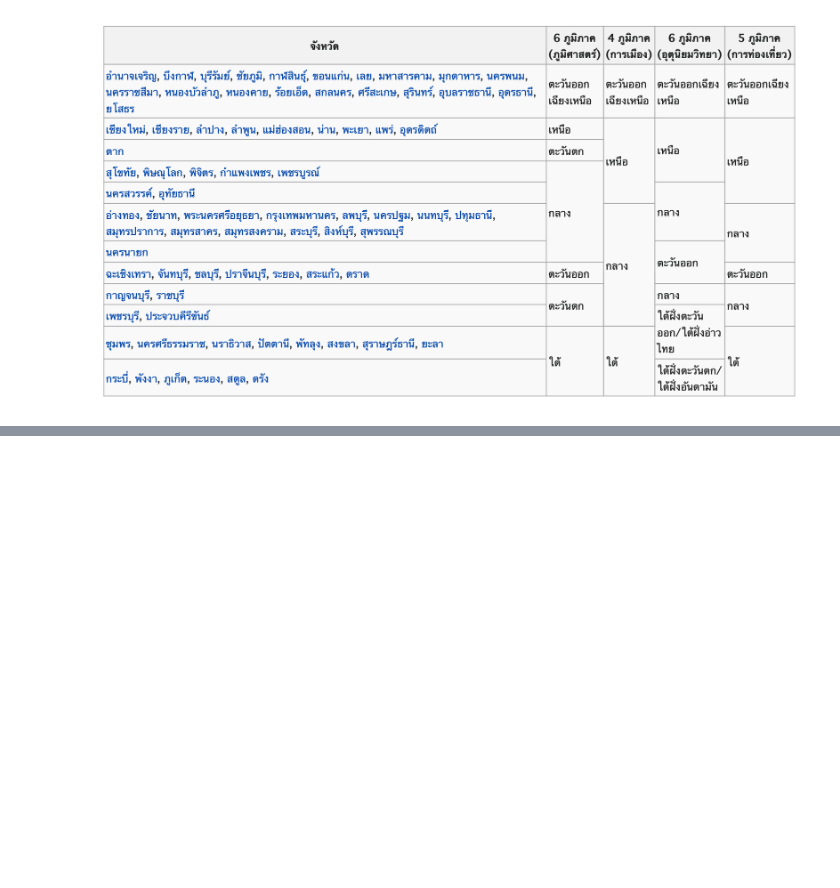
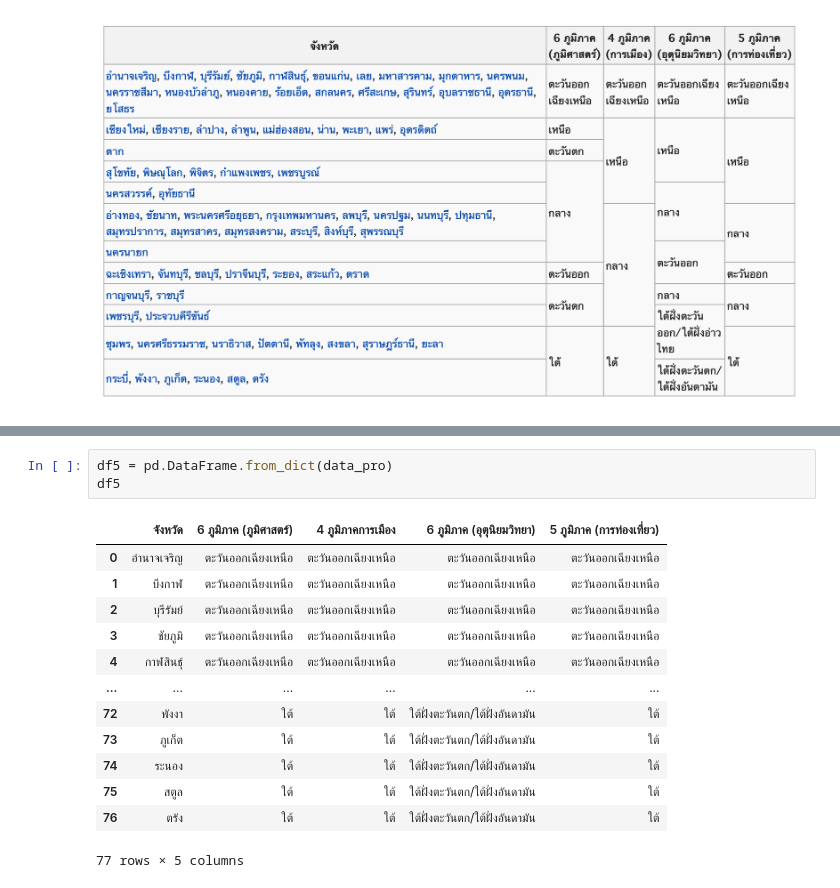
Before and after one commit to Chanunchida-May/data_viz_2022, a Jupyter notebook: Pandas102.ipynb, the cells around one changed output, grey strips where cells are left out. Cells and saved outputs as stored; diff of their text form; blank space fills up the shorter version.

```diff
--- a/Pandas102.ipynb
+++ b/Pandas102.ipynb
@@ -429,0 +456,17 @@ data_item = [['account',['Jones LLC','Alpha Co','Blue Inc']],
+# %%
+df5 = pd.DataFrame.from_dict(data_pro)
+df5
+# %% [output]
+|  | จังหวัด | 6 ภูมิภาค (ภูมิศาสตร์) | 4 ภูมิภาคการเมือง | 6 ภูมิภาค (อุตุนิยมวิทยา) | 5 ภูมิภาค (การท่องเที่ยว) |
+| 0 | อำนาจเจริญ | ตะวันออกเฉียงเหนือ | ตะวันออกเฉียงเหนือ | ตะวันออกเฉียงเหนือ | ตะวันออกเฉียงเหนือ |
+| 1 | บึงกาฬ | ตะวันออกเฉียงเหนือ | ตะวันออกเฉียงเหนือ | ตะวันออกเฉียงเหนือ | ตะวันออกเฉียงเหนือ |
+| 2 | บุรีรัมย์ | ตะวันออกเฉียงเหนือ | ตะวันออกเฉียงเหนือ | ตะวันออกเฉียงเหนือ | ตะวันออกเฉียงเหนือ |
+| 3 | ชัยภูมิ | ตะวันออกเฉียงเหนือ | ตะวันออกเฉียงเหนือ | ตะวันออกเฉียงเหนือ | ตะวันออกเฉียงเหนือ |
+| 4 | กาฬสินธุ์ | ตะวันออกเฉียงเหนือ | ตะวันออกเฉียงเหนือ | ตะวันออกเฉียงเหนือ | ตะวันออกเฉียงเหนือ |
+| ... | ... | ... | ... | ... | ... |
+| 72 | พังงา | ใต้ | ใต้ | ใต้ฝั่งตะวันตก/ใต้ฝั่งอันดามัน | ใต้ |
+| 73 | ภูเก็ต | ใต้ | ใต้ | ใต้ฝั่งตะวันตก/ใต้ฝั่งอันดามัน | ใต้ |
+| 74 | ระนอง | ใต้ | ใต้ | ใต้ฝั่งตะวันตก/ใต้ฝั่งอันดามัน | ใต้ |
+| 75 | สตูล | ใต้ | ใต้ | ใต้ฝั่งตะวันตก/ใต้ฝั่งอันดามัน | ใต้ |
+| 76 | ตรัง | ใต้ | ใต้ | ใต้ฝั่งตะวันตก/ใต้ฝั่งอันดามัน | ใต้ |
+77 rows × 5 columns
```
Also changed, not shown: parts of 6 cells of this notebook.
